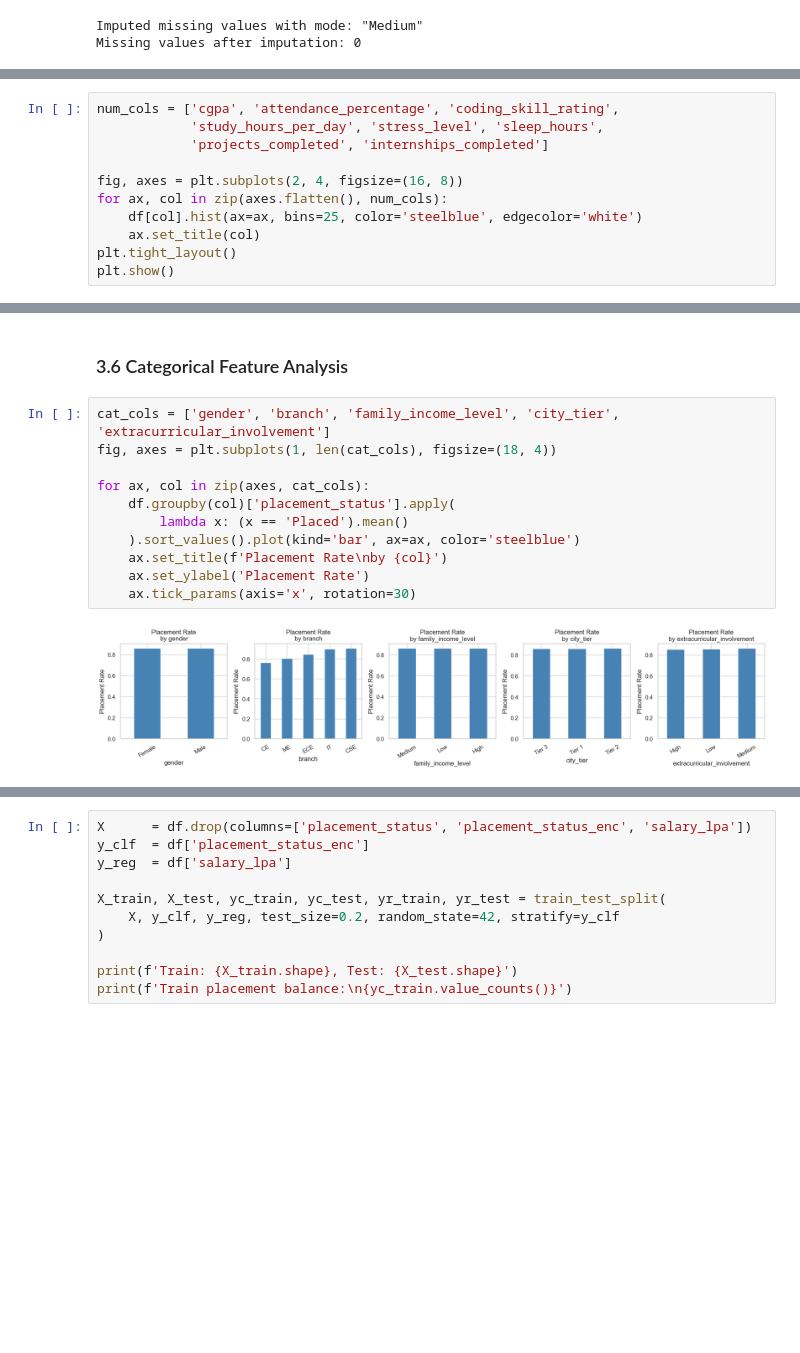
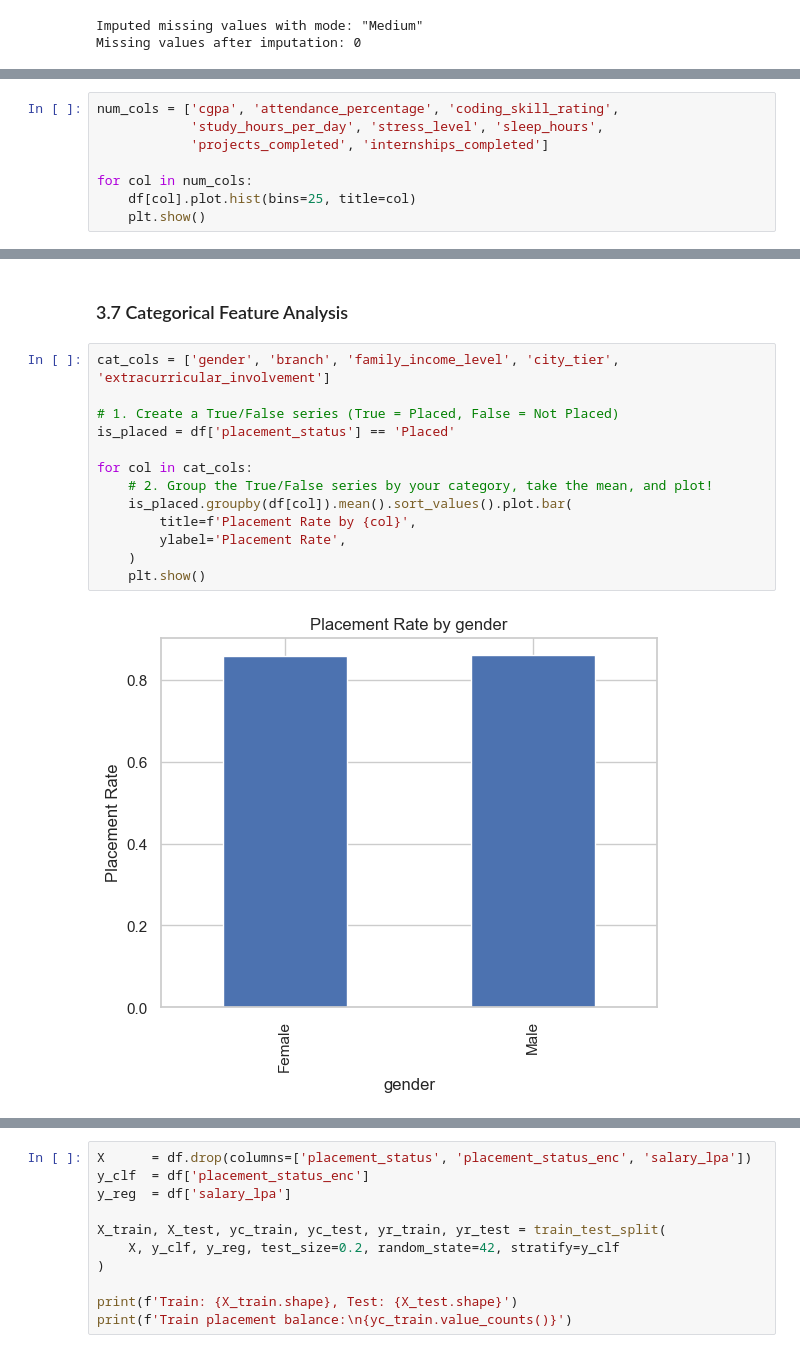
Before and after one commit to Kenrockender/UTS-MD, a Jupyter notebook: notebook.ipynb, the cells around one changed output, grey strips where cells are left out. Drawn from its saved outputs; the diff is of its cells as text; blank space fills up the shorter version.

```diff
--- a/notebook.ipynb
+++ b/notebook.ipynb
@@ -141,10 +143,7 @@ num_cols = ['cgpa', 'attendance_percentage', 'coding_skill_rating',
             'study_hours_per_day', 'stress_level', 'sleep_hours',
             'projects_completed', 'internships_completed']
 
-fig, axes = plt.subplots(2, 4, figsize=(16, 8))
-for ax, col in zip(axes.flatten(), num_cols):
-    df[col].hist(ax=ax, bins=25, color='steelblue', edgecolor='white')
-    ax.set_title(col)
-plt.tight_layout()
-plt.show()
+for col in num_cols:
+    df[col].plot.hist(bins=25, title=col)
+    plt.show()
 # %% [output]
@@ -164,15 +169,17 @@ Text(0.5, 1.0, 'Correlation Heatmap')
 # %% [markdown]
-### 3.6 Categorical Feature Analysis
+### 3.7 Categorical Feature Analysis
 # %%
 cat_cols = ['gender', 'branch', 'family_income_level', 'city_tier', 'extracurricular_involvement']
-fig, axes = plt.subplots(1, len(cat_cols), figsize=(18, 4))
 
-for ax, col in zip(axes, cat_cols):
-    df.groupby(col)['placement_status'].apply(
-        lambda x: (x == 'Placed').mean()
-    ).sort_values().plot(kind='bar', ax=ax, color='steelblue')
-    ax.set_title(f'Placement Rate\nby {col}')
-    ax.set_ylabel('Placement Rate')
-    ax.tick_params(axis='x', rotation=30)
+# 1. Create a True/False series (True = Placed, False = Not Placed)
+is_placed = df['placement_status'] == 'Placed'
+
+for col in cat_cols:
+    # 2. Group the True/False series by your category, take the mean, and plot!
+    is_placed.groupby(df[col]).mean().sort_values().plot.bar(
+        title=f'Placement Rate by {col}',
+        ylabel='Placement Rate',
+    )
+    plt.show()
 # %% [output]
-[figure, old version]
+[figure, new version]
```
Also changed, not shown: parts of 18 cells of this notebook, 4 other files.
